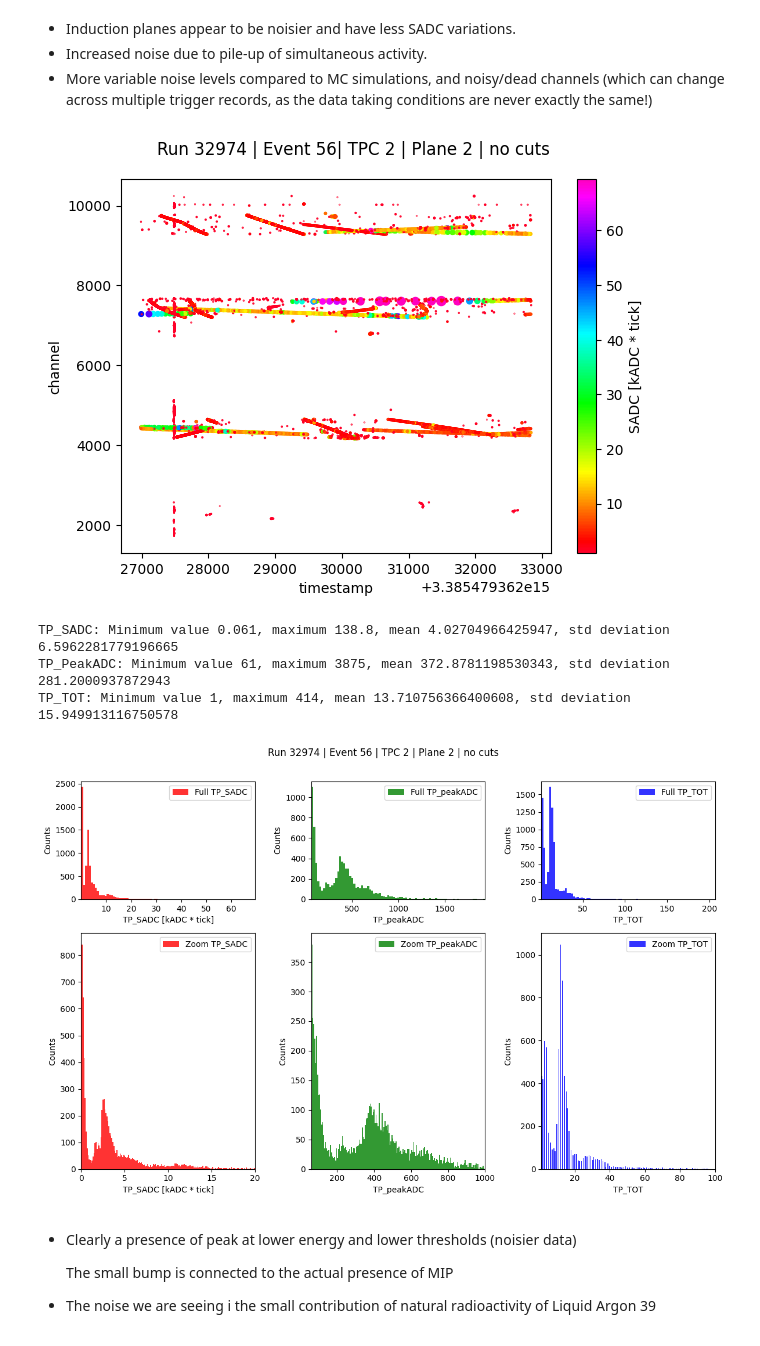
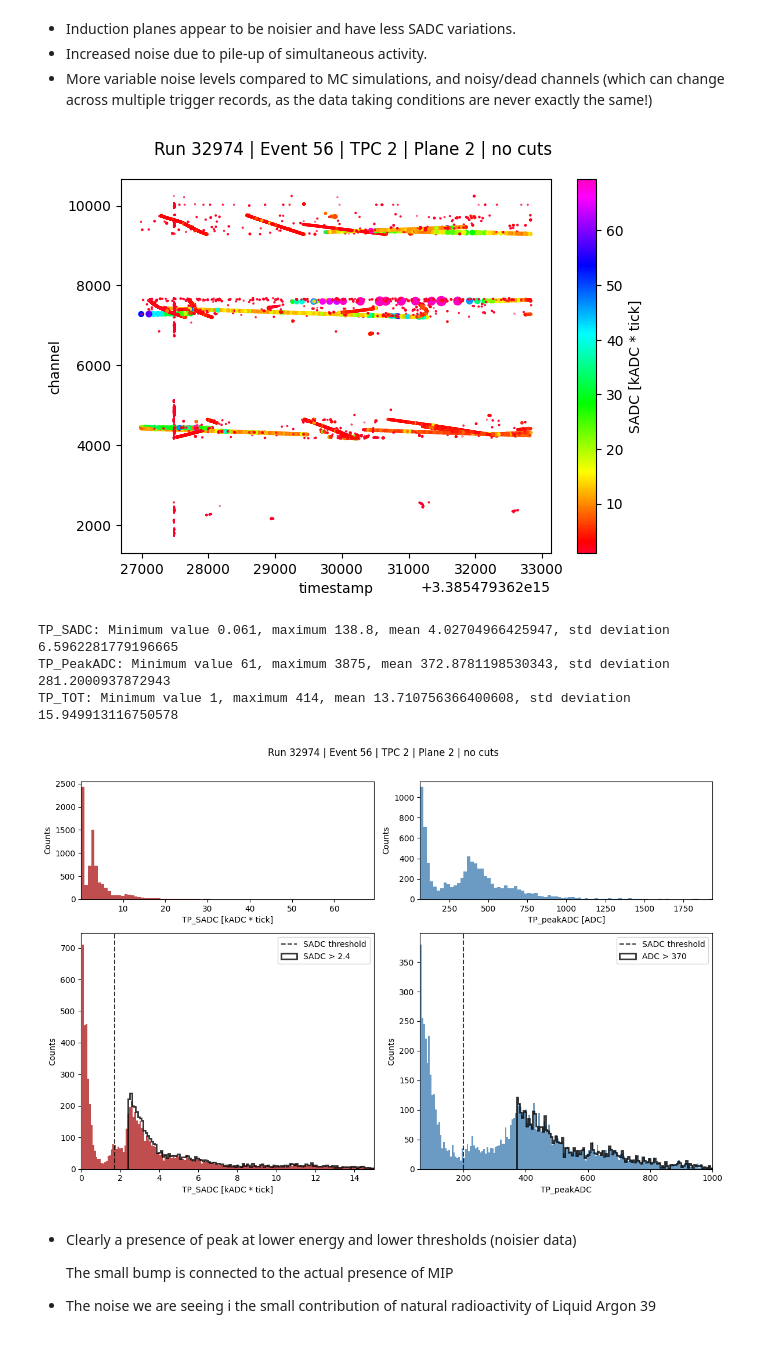
Before and after one commit to JuliaFavaro/SS25_TP_ProtoDUNE, a Jupyter notebook: src/RUN_test event_run_TPC.ipynb, the cells around one changed output. Cells and saved outputs as stored; diff of their text form; code cells hidden in the pictures.

```diff
--- a/src/RUN_test event_run_TPC.ipynb
+++ b/src/RUN_test event_run_TPC.ipynb
@@ -61,6 +61,9 @@ apa_ranges = {
 event=56
 plane=2
 TPC=2
+
+def make_title(run, event, TPC, plane, cuts="no cuts"):
+    return f"Run {run} | Event {event} | TPC {TPC} | Plane {plane} | {cuts}"
 # %% [markdown]
 ### Characteristics of a single run, single event, collection plane hits of a single TPC.
 # %%
@@ -68,6 +71,7 @@ TPC=2
 # Note: APA1 collection plane is broken so we will not use it in this analysis.
 
 tps_32974 = df_32974[(df_32974.event == event)]
+tps_32974.run_name = "Cosmic run 32974"
 vmin, vmax = tps_32974["TP_SADC"].min()/1e3, (tps_32974["TP_SADC"].max()/1e3)/2
 fig, ax = plt.subplots(1, 3, figsize=(14, 6))
 
@@ -77,7 +81,8 @@ for plane in range(3):
     ax[plane].set_xlabel("timestamp")
     ax[plane].set_ylabel("channel")
     ax[plane].set_title(f"plane {plane}")
-plt.suptitle(f"Run {tps_32974['run'].unique()[0]} | Event {event} | TPC {TPC} | no cuts")
+
+plt.suptitle(make_title(tps['run'].unique()[0], event, TPC, plane))
 fig.colorbar(sc, ax=ax, orientation='horizontal', fraction=0.05, pad=-0.3).set_label("SADC [kADC * tick]")
 plt.tight_layout()
 plt.show()
@@ -92,17 +97,18 @@ vmin, vmax = 1, (tps_32974["TP_SADC"].max()/1e3)/2
 plt.figure()
 
 tps = tps_32974[tps_32974.TP_plane == plane]
+tps.run_name = "Cosmic run 32974"
 sc = plt.scatter(tps.TP_peakT, tps.TP_channel, s=tps.TP_TOT / 10, c=tps.TP_SADC/1e3, cmap='gist_rainbow', vmin=vmin, vmax=vmax)
 plt.xlabel("timestamp")
 plt.ylabel("channel")
 
-plt.suptitle(f"Run {tps_32974['run'].unique()[0]} | Event {event} | TPC {TPC} | Plane {plane} | no cuts")
+plt.suptitle(make_title(tps['run'].unique()[0], event, TPC, plane))
 cbar = plt.colorbar(sc)
 cbar.set_label("SADC [kADC * tick]")
 plt.tight_layout()
 plt.show()
 # %% [output]
-[figure, old version]
+[figure, new version]
 # %%
 print(f"TP_SADC: Minimum value {tps['TP_SADC'].min()/1e3}, maximum {(tps['TP_SADC'].max()/1e3)}, mean {tps['TP_SADC'].mean()/1e3}, std deviation {tps['TP_SADC'].std()/1e3}")
 print(f"TP_PeakADC: Minimum value {tps['TP_peakADC'].min()}, maximum {(tps['TP_peakADC'].max())}, mean {tps['TP_peakADC'].mean()}, std deviation {tps['TP_peakADC'].std()}")
@@ -112,59 +118,54 @@ TP_SADC: Minimum value 0.061, maximum 138.8, mean 4.02704966425947, std deviatio
 TP_PeakADC: Minimum value 61, maximum 3875, mean 372.8781198530343, std deviation 281.2000937872943
 TP_TOT: Minimum value 1, maximum 414, mean 13.710756366400608, std deviation 15.949913116750578
 # %%
-fig, axs = plt.subplots(2, 3, figsize=(12, 8), gridspec_kw={'height_ratios': [1, 2]})
+fig, axs = plt.subplots(2, 2, figsize=(12, 8), gridspec_kw={'height_ratios': [1, 2]})
 
-plt.suptitle(f"Run {tps['run'].unique()[0]} | Event {event} | TPC {TPC} | Plane {plane} | no cuts")
+plt.suptitle(make_title(tps['run'].unique()[0], event, TPC, plane))
 
 # LEFT: TP_SADC
-axs[0, 0].hist(tps['TP_SADC']/1e3, bins=int(2*np.sqrt(len(tps))), alpha=0.8, color='r')
+axs[0, 0].hist(tps['TP_SADC']/1e3, bins=int(2*np.sqrt(len(tps))), alpha=0.8, color='firebrick')
 axs[0, 0].set_xlabel('TP_SADC [kADC * tick]')
 axs[0, 0].set_ylabel('Counts')
 axs[0, 0].set_xlim(tps['TP_SADC'].min()/1e3, tps['TP_SADC'].max()/2e3)
-axs[0, 0].legend(['Full TP_SADC'])
 
-mask_sadc = (tps['TP_SADC']/1e3 >= 0) & (tps['TP_SADC']/1e3 <= 20)
+mask_sadc = (tps['TP_SADC']/1e3 >= 0) & (tps['TP_SADC']/1e3 <= 15)
 tps_zoom_sadc = tps[mask_sadc]
-axs[1, 0].hist(tps_zoom_sadc['TP_SADC']/1e3, bins=int(2*np.sqrt(len(tps_zoom_sadc))),alpha=0.8, color='r')
+axs[1, 0].hist(tps_zoom_sadc['TP_SADC']/1e3, bins=int(2*np.sqrt(len(tps_zoom_sadc))),alpha=0.8, color='firebrick')
 axs[1, 0].set_xlabel('TP_SADC [kADC * tick]')
 axs[1, 0].set_ylabel('Counts')
-axs[1, 0].set_xlim(0, 20)
-axs[1, 0].legend(['Zoom TP_SADC'])
+axs[1, 0].set_xlim(0, 15)
+
+axs[1, 0].axvline(1.7, color='black', linestyle='--', alpha=0.8, label='SADC threshold')
+threshold_sadc = 2.4
+sadc_cut = tps_zoom_sadc[tps_zoom_sadc['TP_SADC']/1e3 > threshold_sadc]
+axs[1, 0].hist(sadc_cut['TP_SADC']/1e3, bins=int(2*np.sqrt(len(sadc_cut))),
+               histtype='step', color='black', linewidth=2, alpha=0.8, label='SADC > 2.4')
+axs[1, 0].legend()
 
 # CENTRAL: TP_peakADC
-axs[0, 1].hist(tps['TP_peakADC'], bins=int(2*np.sqrt(len(tps))), alpha=0.8, color='g')
-axs[0, 1].set_xlabel('TP_peakADC')
+axs[0, 1].hist(tps['TP_peakADC'], bins=int(2*np.sqrt(len(tps))), alpha=0.8, color='steelblue')
+axs[0, 1].set_xlabel('TP_peakADC [ADC]')
 axs[0, 1].set_ylabel('Counts')
 axs[0, 1].set_xlim(tps['TP_peakADC'].min(), tps['TP_peakADC'].max()/2)
-axs[0, 1].legend(['Full TP_peakADC'])
 
 mask_adc = (tps['TP_peakADC'] >= 61) & (tps['TP_peakADC'] <= 1000)
 tps_zoom_adc = tps[mask_adc]
-axs[1, 1].hist(tps_zoom_adc['TP_peakADC'], bins=int(2*np.sqrt(len(tps_zoom_adc))), alpha=0.8, color='g')
+axs[1, 1].hist(tps_zoom_adc['TP_peakADC'], bins=int(2*np.sqrt(len(tps_zoom_adc))), alpha=0.8, color='steelblue')
 axs[1, 1].set_xlabel('TP_peakADC')
 axs[1, 1].set_ylabel('Counts')
 axs[1, 1].set_xlim(61, 1000 )
-axs[1, 1].legend(['Zoom TP_peakADC'])
 
-# RIGHT: TP_TOT
-axs[0, 2].hist(tps['TP_TOT'], bins=int(2*np.sqrt(len(tps))), alpha=0.8, color='b')
-axs[0, 2].set_xlabel('TP_TOT')
-axs[0, 2].set_ylabel('Counts')
-axs[0, 2].set_xlim(tps['TP_TOT'].min(), tps['TP_TOT'].max()/2)
-axs[0, 2].legend(['Full TP_TOT'])
-
-mask_tot = (tps['TP_TOT'] >= 1) & (tps['TP_TOT'] <= 100)
-tps_zoom_tot = tps[mask_tot]
-axs[1, 2].hist(tps_zoom_tot['TP_TOT'], bins=int(2*np.sqrt(len(tps_zoom_tot))), alpha=0.8, color='b')
-axs[1, 2].set_xlabel('TP_TOT')
-axs[1, 2].set_ylabel('Counts')
-axs[1, 2].set_xlim(1, 100 )
-axs[1, 2].legend(['Zoom TP_TOT'])
+axs[1, 1].axvline(200, color='black', linestyle='--', alpha=0.8, label='SADC threshold')
+threshold_adc = 370
+adc_cut = tps_zoom_adc[tps_zoom_adc['TP_peakADC'] > threshold_adc]
+axs[1, 1].hist(adc_cut['TP_peakADC'], bins=int(2*np.sqrt(len(adc_cut))),
+               histtype='step', color='black', linewidth=2, alpha=0.8,label='ADC > 370')
+axs[1, 1].legend()
 
 plt.tight_layout(rect=[0, 0, 1, 0.97])
 plt.show()
 # %% [output]
-[figure, old version]
+[figure, new version]
 # %% [markdown]
 - Clearly a presence of peak at lower energy and lower thresholds (noisier data)
 
```
Also changed, not shown: parts of 8 cells of this notebook.
